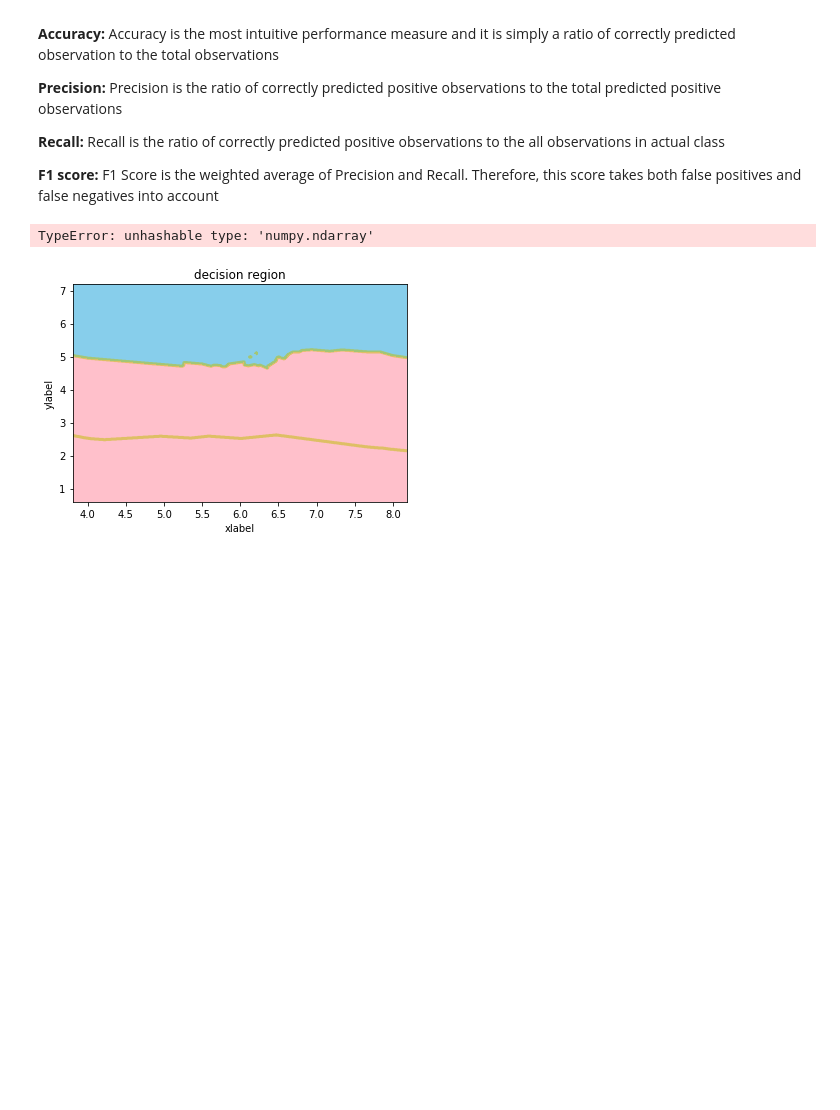
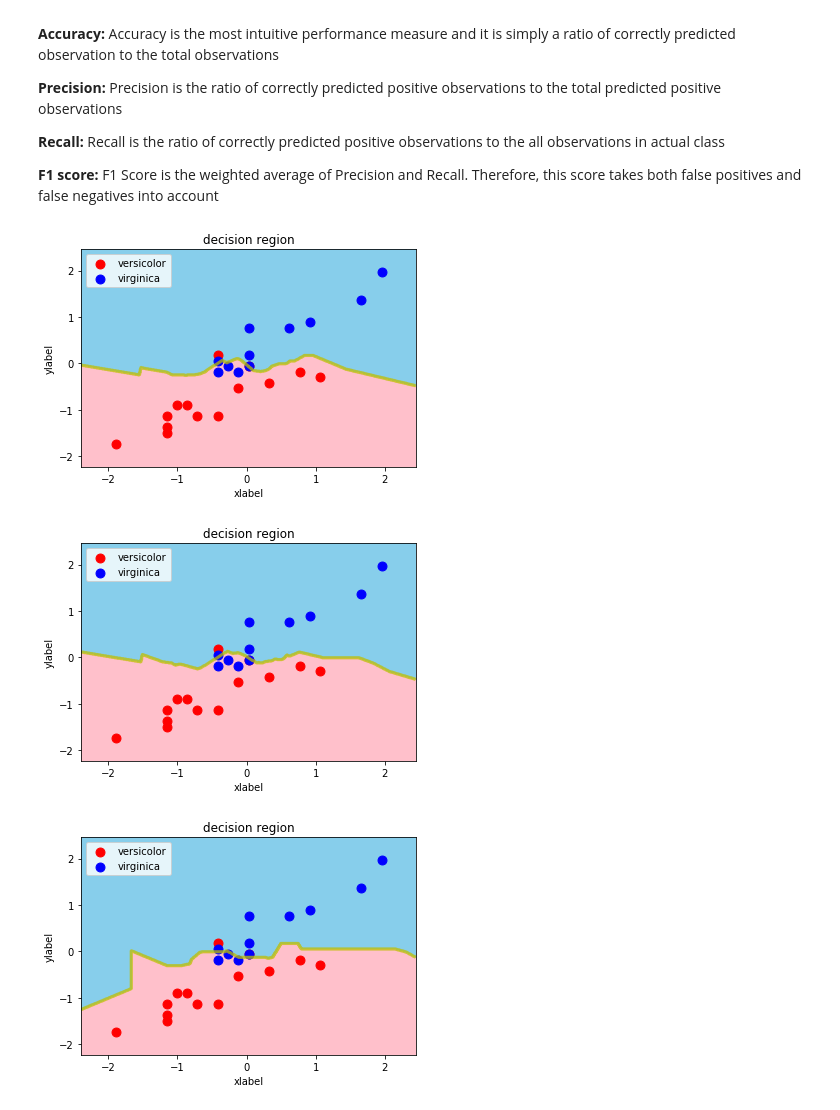
Before and after one commit to cedjustin/AI, a Jupyter notebook: week4preclass1.ipynb, the cells around one changed output. Cells and saved outputs as stored; diff of their text form; code cells hidden in the pictures; blank space fills up the shorter version.

Commit message:
fixed the decision area and finished all the steps

```diff
--- a/week4preclass1.ipynb
+++ b/week4preclass1.ipynb
@@ -11,7 +11,8 @@ y = pd.DataFrame(data.target,columns=["variety"])
 # get only 2 columns from x,y
 new_x = x[["sepal_length","petal_length"]]
 df = pd.concat([new_x, y], axis=1)
-df.loc[(df['variety'] == 1)|(df['variety'] == 2)].reset_index(drop=True)
+subset = df.loc[(df['variety'] == 1)|(df['variety'] == 2)].reset_index(drop=True)
+subset.head()
 # %% [output]
 |  | sepal_length | petal_length | variety |
 | 0 | 7.0 | 4.7 | 1 |
@@ -91,8 +85,8 @@ for feature in range(len(x_features)):
 import numpy as np
 from sklearn.model_selection import train_test_split
 
-# X = np.array(new_x)
-# y = np.array(y)
+X = np.array(subset.loc[:,["sepal_length","petal_length"]])
+y = np.array(subset["variety"])
 
 X_train, X_test, y_train, y_test = train_test_split(X, y, test_size=0.25, random_state=42)
 # %%
@@ -108,17 +102,17 @@ X_test_trans = scaler.transform(X_test)
 from sklearn.neighbors import KNeighborsClassifier
 
 k_neigh_3 = KNeighborsClassifier(n_neighbors=3)
-k_neigh_3.fit(X_train, y_train.ravel())
-pred_3 = k_neigh_3.predict(X_test)
+k_neigh_3.fit(X_train_trans, y_train.ravel())
+pred_3 = k_neigh_3.predict(X_test_trans)
 print("pred3 = ", pred_3)
 
 k_neigh_5 = KNeighborsClassifier(n_neighbors=5)
-k_neigh_5.fit(X_train, y_train.ravel())
-pred_5 = k_neigh_5.predict(X_test)
+k_neigh_5.fit(X_train_trans, y_train.ravel())
+pred_5 = k_neigh_5.predict(X_test_trans)
 print("pred5 = ", pred_5)
 
 k_neigh_1 = KNeighborsClassifier(n_neighbors=1)
-k_neigh_1.fit(X_train, y_train.ravel())
-pred_1 = k_neigh_1.predict(X_test)
+k_neigh_1.fit(X_train_trans, y_train.ravel())
+pred_1 = k_neigh_1.predict(X_test_trans)
 print("pred1 = ", pred_5)
 # %% [output]
@@ -198,33 +189,34 @@ def decision_region(X, y, model, step=0.01, title='decision region', xlabel='xla
         グラフのタイトルの文章を与える
     xlabel, ylabel : str
         軸ラベルの文章を与える
     target_names= : list of str
         凡例の一覧を与える
     """
     # setting
     scatter_color = ['red', 'blue']
     contourf_color = ['pink', 'skyblue']
     n_class = 2
     # pred
     mesh_f0, mesh_f1  = np.meshgrid(np.arange(np.min(X[:,0])-0.5, np.max(X[:,0])+0.5, step), np.arange(np.min(X[:,1])-0.5, np.max(X[:,1])+0.5, step))
     mesh = np.c_[np.ravel(mesh_f0),np.ravel(mesh_f1)]
     y_pred = model.predict(mesh).reshape(mesh_f0.shape)
     # plot
     plt.title(title)
     plt.xlabel(xlabel)
     plt.ylabel(ylabel)
     plt.contourf(mesh_f0, mesh_f1, y_pred, n_class-1, cmap=ListedColormap(contourf_color))
     plt.contour(mesh_f0, mesh_f1, y_pred, n_class-1, colors='y', linewidths=3, alpha=0.5)
     for i, target in enumerate(set(y)):
         plt.scatter(X[y==target][:, 0], X[y==target][:, 1], s=80, color=scatter_color[i], label=target_names[i], marker='o')
     patches = [mpatches.Patch(color=scatter_color[i], label=target_names[i]) for i in range(n_class)]
     plt.legend(handles=patches)
     plt.legend()
     plt.show()
 
 models = [k_neigh_3, k_neigh_5, k_neigh_1]
 for a,model in enumerate(models, 1):
-    decision_region(X_train, y_train, model)
+    decision_region(X_test_trans, y_test, model)
 # %% [output]
-TypeError: unhashable type: 'numpy.ndarray'
-[figure, old version]
+[figure, new version]
+[figure, added]
+[figure, added]
```
Also changed, not shown: parts of 9 cells of this notebook.
